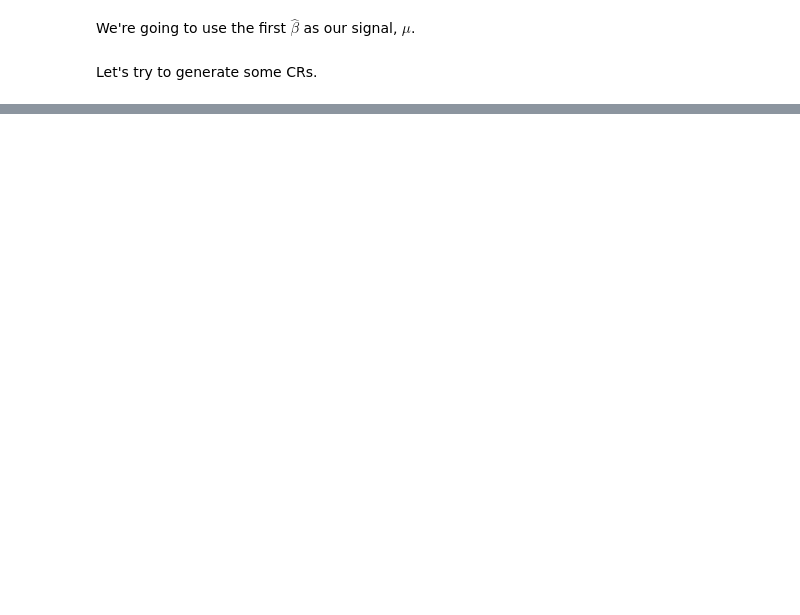
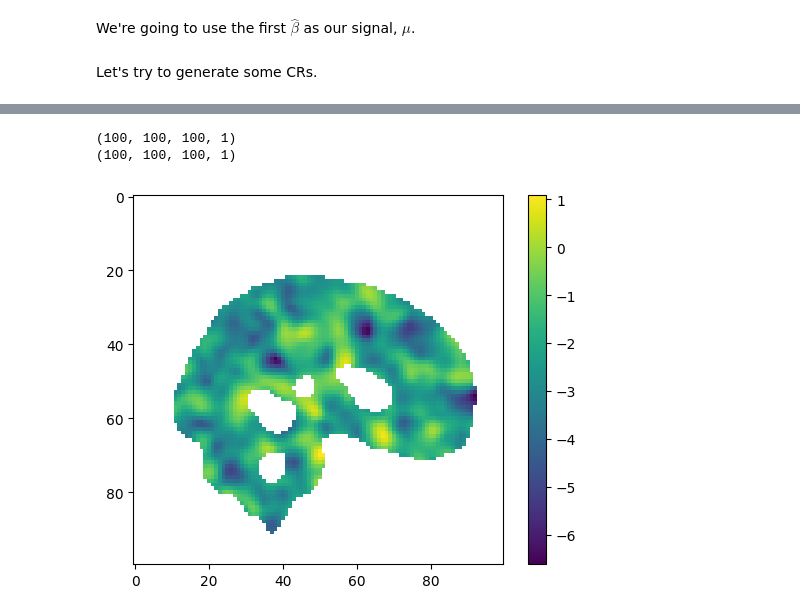
Before and after one commit to TomMaullin/crtoolbox, a Jupyter notebook: src/test_nb.ipynb, the cells around one changed output, grey strips where cells are left out. Saved outputs shown, nothing was run; the diff lists cells and outputs as text; code cells hidden in the pictures; blank space fills up the shorter version.

```diff
--- a/src/test_nb.ipynb
+++ b/src/test_nb.ipynb
@@ -294,9 +332,25 @@ plt.colorbar()
 # %%
 # Load in muhat and make an image of it
 muhat = nib.load(muhat_file).get_fdata()
 sigmahat = nib.load(sigmahat_file).get_fdata()
 
+print(muhat.shape)
+print(sigmahat.shape)
+
+# Create the image
+display_image = (muhat[:,:,:,0]-c)/sigmahat[:,:,:,0]
+
+# Transpose the last two dimensions of the image
+display_image = display_image.transpose((0,2,1))
+
+# Flip the second dimension of the image
+display_image = np.flip(display_image,axis=1)
+
 # Make image
-plt.imshow((muhat[slice,:,:]-c)/sigmahat[slice,:,:])
+plt.imshow(display_image[slice,:,:])
 plt.colorbar()
 plt.show()
+# %% [output]
+(100, 100, 100, 1)
+(100, 100, 100, 1)
+[figure, added]
```
Also changed, not shown: parts of 13 cells of this notebook, 1 other file.
